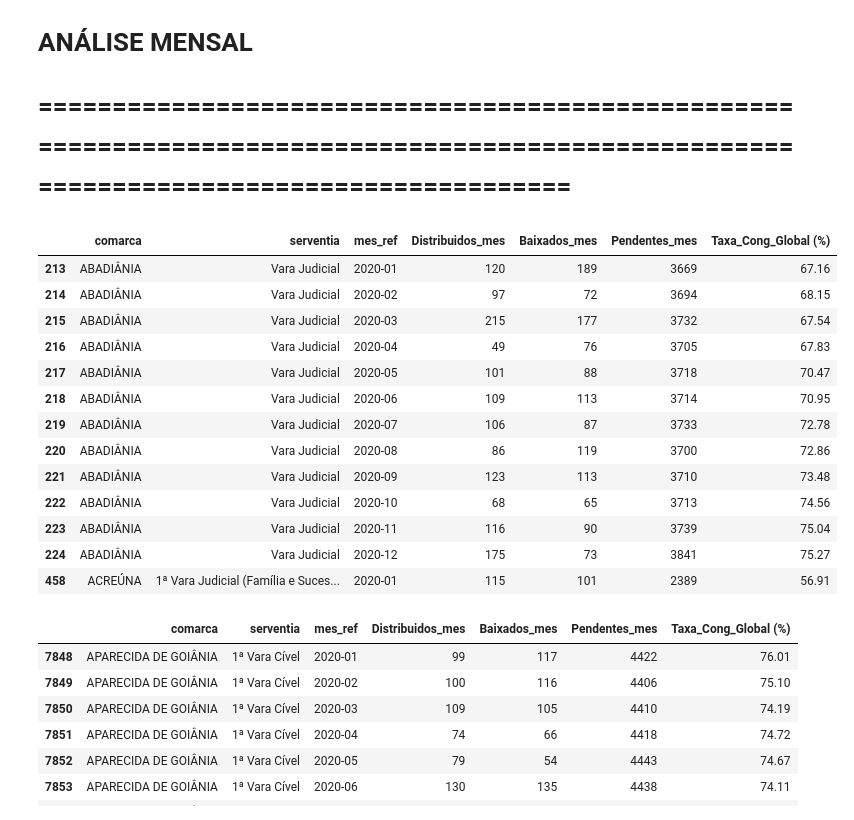
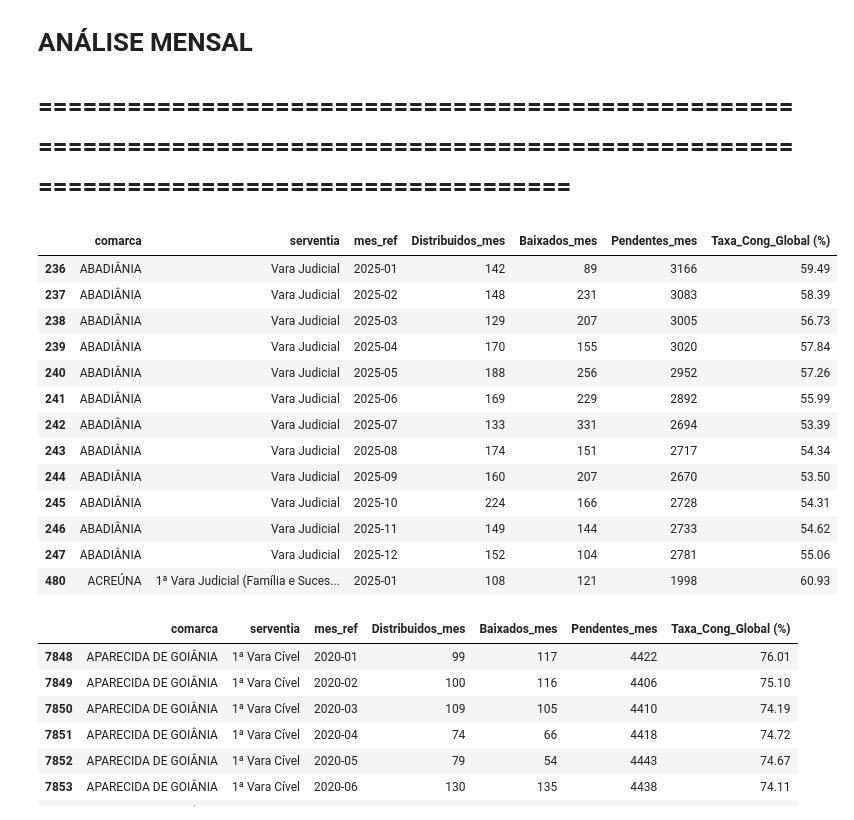
Before and after one commit to dvjuliocesar/TJGO_Projeto7_TxCongGeral, a Jupyter notebook: tx_cong_mensal.ipynb, the cells around one changed output. Drawn from its saved outputs; the diff is of its cells as text; code cells hidden in the pictures.

```diff
--- a/tx_cong_mensal.ipynb
+++ b/tx_cong_mensal.ipynb
@@ -9,7 +9,7 @@ import os
 ## CARREGAMENTO, LIMPEZA E TRATAMENTO DOS ARQUIVOS INDIVIDUALMENTE
 # %%
 # Realizar esse processo para cada dataset da pasta uploads
-arquivo_csv = ('uploads/analise_txcg_2020.csv')
+arquivo_csv = ('uploads/analise_txcg_2025.csv')
 df = pd.read_csv(arquivo_csv, sep='#', encoding='utf-8-sig')
 print(df.shape)
 # %% [output]
@@ -86,13 +86,13 @@ df['ano_baixa'] = df['data_baixa'].dt.year
 # 4. Fazer a limpeza: manter apenas registros em que:
 #    - ano_distribuicao <= ANO (ou é NaN)
 #    - ano_baixa >=2020 & ano_baixa <= ANO (ou é NaN)
-ANO = 2020
+ANO = 2025
 df_limpo = df[
     (
         (df['ano_distribuicao'] <= ANO)
     ) &
     (
-        (df['ano_baixa'] >= 2019) & (df['ano_baixa'] <= ANO) |
+        (df['ano_baixa'] >= 2024) & (df['ano_baixa'] <= ANO) |
         (df['ano_baixa'].isna())
     )
 ].copy()
@@ -114,7 +114,7 @@ if len(df) > len(df_limpo):
     # Contar motivo da remoção
     print(f"\nMotivo da remoção:")
     # Distribuição > ANO
-    ANO = 2020
+    ANO = 2025
     dist_maior_ANO = df[df['ano_distribuicao'] > ANO]
     dist_nula = df[df['ano_distribuicao'].isna()]
     baixa_maior_ANO = df[df['ano_baixa'] > ANO]
@@ -328,24 +328,24 @@ df_global_mensal = df_global_mensal[colunas_finais].sort_values(keys + ['mes_ref
 # print(df_global_mensal.tail(12))
 # %%
 # Filtrando todos os MESES de cada ano para exração MENSAL
-ano_alvo = 2020
+ano_alvo = 2025
 df_mes = df_global_mensal[df_global_mensal['mes_ref'].dt.year == ano_alvo]
 df_mes.head(13)
 # %% [output]
 |  | comarca | serventia | mes_ref | Distribuidos_mes | Baixados_mes | Pendentes_mes | Taxa_Cong_Global (%) |
-| 213 | ABADIÂNIA | Vara Judicial | 2020-01 | 120 | 189 | 3669 | 67.16 |
-| 214 | ABADIÂNIA | Vara Judicial | 2020-02 | 97 | 72 | 3694 | 68.15 |
-| 215 | ABADIÂNIA | Vara Judicial | 2020-03 | 215 | 177 | 3732 | 67.54 |
-| 216 | ABADIÂNIA | Vara Judicial | 2020-04 | 49 | 76 | 3705 | 67.83 |
-| 217 | ABADIÂNIA | Vara Judicial | 2020-05 | 101 | 88 | 3718 | 70.47 |
-| 218 | ABADIÂNIA | Vara Judicial | 2020-06 | 109 | 113 | 3714 | 70.95 |
-| 219 | ABADIÂNIA | Vara Judicial | 2020-07 | 106 | 87 | 3733 | 72.78 |
-| 220 | ABADIÂNIA | Vara Judicial | 2020-08 | 86 | 119 | 3700 | 72.86 |
-| 221 | ABADIÂNIA | Vara Judicial | 2020-09 | 123 | 113 | 3710 | 73.48 |
-| 222 | ABADIÂNIA | Vara Judicial | 2020-10 | 68 | 65 | 3713 | 74.56 |
-| 223 | ABADIÂNIA | Vara Judicial | 2020-11 | 116 | 90 | 3739 | 75.04 |
-| 224 | ABADIÂNIA | Vara Judicial | 2020-12 | 175 | 73 | 3841 | 75.27 |
-| 458 | ACREÚNA | 1ª Vara Judicial (Família e Suces... | 2020-01 | 115 | 101 | 2389 | 56.91 |
+| 236 | ABADIÂNIA | Vara Judicial | 2025-01 | 142 | 89 | 3166 | 59.49 |
+| 237 | ABADIÂNIA | Vara Judicial | 2025-02 | 148 | 231 | 3083 | 58.39 |
+| 238 | ABADIÂNIA | Vara Judicial | 2025-03 | 129 | 207 | 3005 | 56.73 |
+| 239 | ABADIÂNIA | Vara Judicial | 2025-04 | 170 | 155 | 3020 | 57.84 |
+| 240 | ABADIÂNIA | Vara Judicial | 2025-05 | 188 | 256 | 2952 | 57.26 |
+| 241 | ABADIÂNIA | Vara Judicial | 2025-06 | 169 | 229 | 2892 | 55.99 |
+| 242 | ABADIÂNIA | Vara Judicial | 2025-07 | 133 | 331 | 2694 | 53.39 |
+| 243 | ABADIÂNIA | Vara Judicial | 2025-08 | 174 | 151 | 2717 | 54.34 |
+| 244 | ABADIÂNIA | Vara Judicial | 2025-09 | 160 | 207 | 2670 | 53.50 |
+| 245 | ABADIÂNIA | Vara Judicial | 2025-10 | 224 | 166 | 2728 | 54.31 |
+| 246 | ABADIÂNIA | Vara Judicial | 2025-11 | 149 | 144 | 2733 | 54.62 |
+| 247 | ABADIÂNIA | Vara Judicial | 2025-12 | 152 | 104 | 2781 | 55.06 |
+| 480 | ACREÚNA | 1ª Vara Judicial (Família e Suces... | 2025-01 | 108 | 121 | 1998 | 60.93 |
 # %%
 filtro = (
     (df_global_mensal['comarca'] == 'APARECIDA DE GOIÂNIA') &
```
Also changed, not shown: parts of 10 cells of this notebook.
